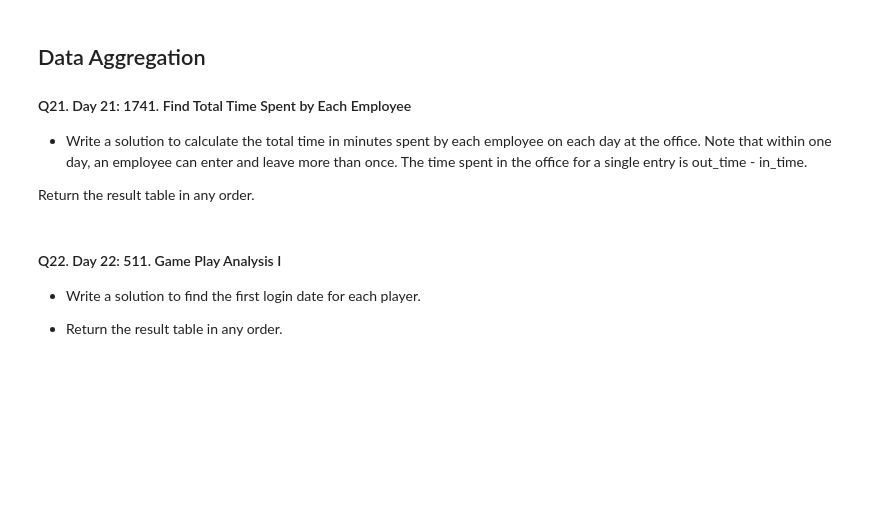
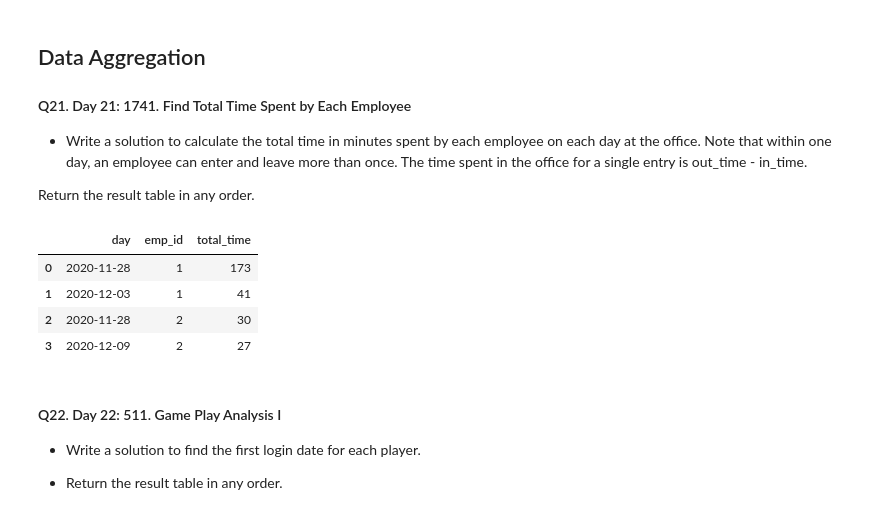
Before and after one commit to manishpan/pandas-practice, a Jupyter notebook: 30_days_of_pandas.ipynb, the cells around one changed output. Saved outputs shown, nothing was run; the diff lists cells and outputs as text; code cells hidden in the pictures; blank space fills up the shorter version.

```diff
--- a/30_days_of_pandas.ipynb
+++ b/30_days_of_pandas.ipynb
@@ -363,18 +453,27 @@ Return the result table in any order.
 # %%
 import pandas as pd
 
 def total_time(employees: pd.DataFrame) -> pd.DataFrame:
-    pass
+    df = employees.groupby(by=["emp_id", "event_day"], as_index=False).sum()
+    df.loc[:, ["total_time"]] = df["out_time"] - df["in_time"]
+    df.rename(columns={"event_day": "day"}, inplace=True)
+    return df.loc[:, ["day", "emp_id", "total_time"]]
 
 # Test case:
 emp_id = [1, 1, 1, 2, 2]
 event_day = ['2020-11-28', '2020-11-28', '2020-12-03', '2020-11-28', '2020-12-09']
 in_time = [4, 55, 1, 3, 47]
 out_time = [32, 200, 42, 33, 74]
 employees_table = list(zip(emp_id, event_day, in_time, out_time))
 employees = pd.DataFrame(employees_table, columns=['emp_id', 'event_day', 'in_time', 'out_time'])
 
 total_time(employees)
+# %% [output]
+|  | day | emp_id | total_time |
+| 0 | 2020-11-28 | 1 | 173 |
+| 1 | 2020-12-03 | 1 | 41 |
+| 2 | 2020-11-28 | 2 | 30 |
+| 3 | 2020-12-09 | 2 | 27 |
 # %% [markdown]
 #### Q22. Day 22: 511. Game Play Analysis I
 
```
Also changed, not shown: parts of 14 cells of this notebook.
